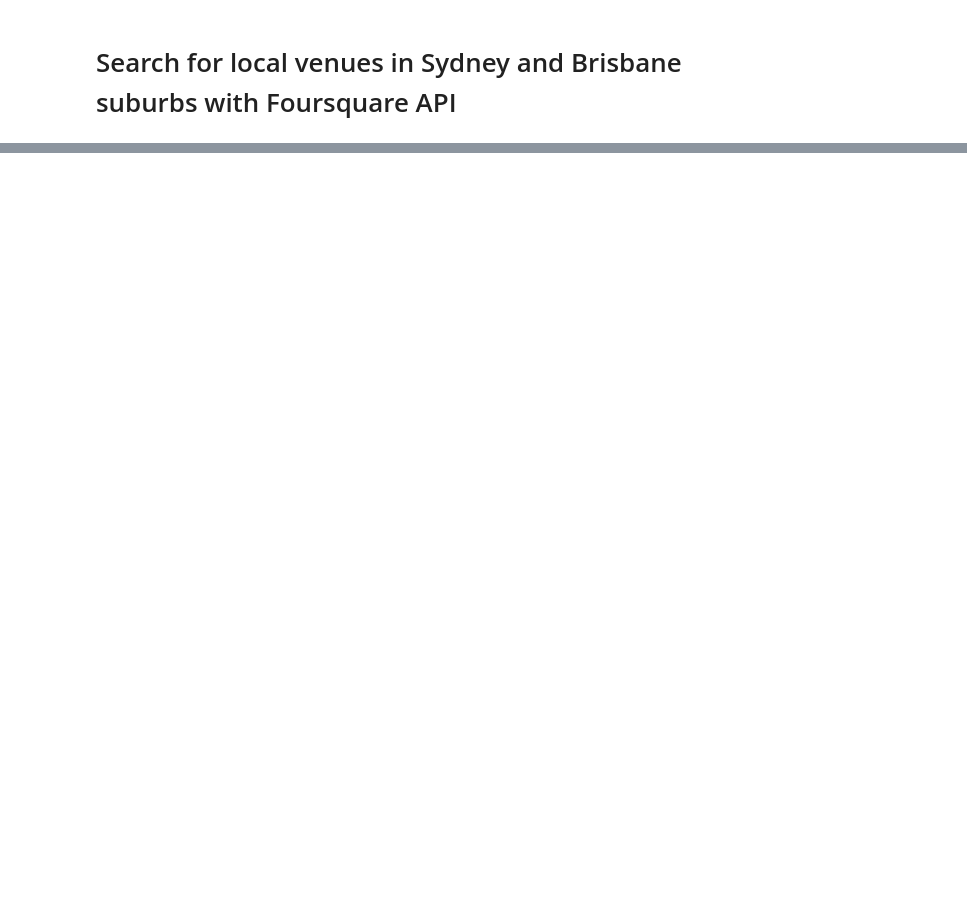
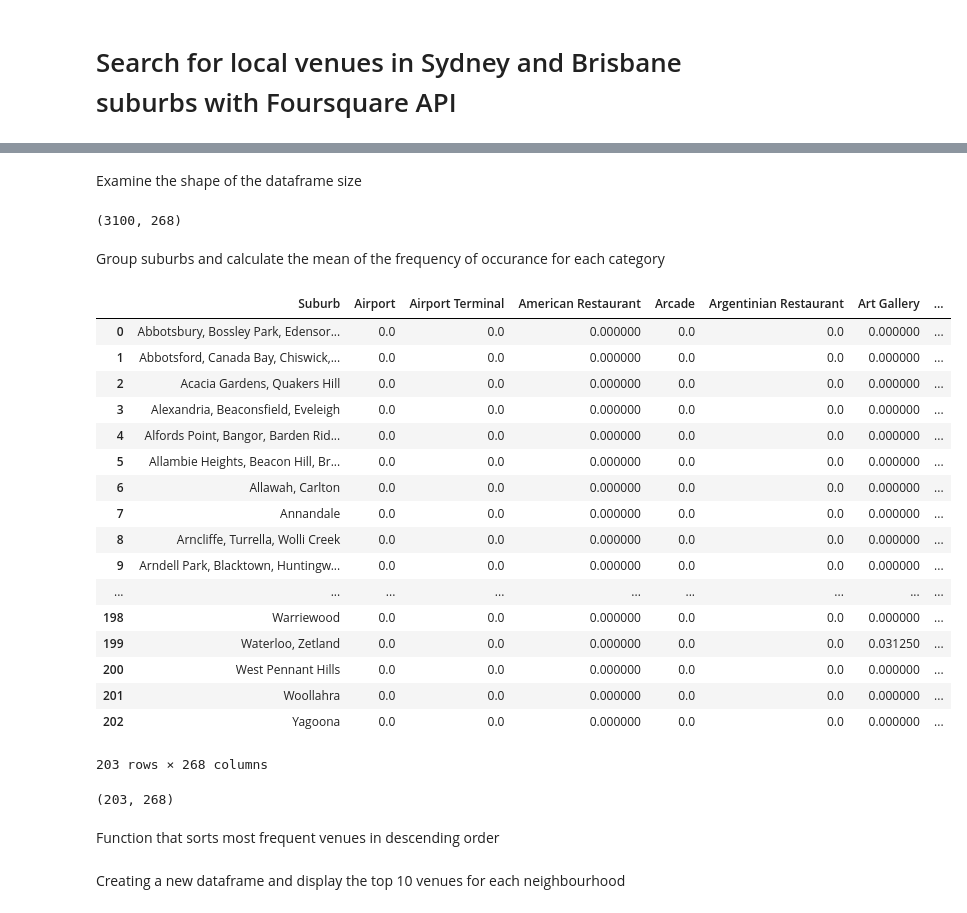
Before and after one commit to jasontran600/IBM_data_science_captstone_project, a Jupyter notebook: Melbourne_Sydney_Tasmania_migration_project/interstate_migration_project.ipynb, the cells around one changed output, grey strips where cells are left out. Saved outputs shown, nothing was run; the diff lists cells and outputs as text; code cells hidden in the pictures; blank space fills up the shorter version.

```diff
--- a/Melbourne_Sydney_Tasmania_migration_project/interstate_migration_project.ipynb
+++ b/Melbourne_Sydney_Tasmania_migration_project/interstate_migration_project.ipynb
@@ -393,7 +360,7 @@ for lat, lng, postcode, suburb in zip(bne_suburbs_coord['lat'],\
                                       bne_suburbs_coord['Postcode'],\
                                       bne_suburbs_coord['Suburb']):
     #print(lat, lng)
-    label = '{}: {}'.format(postcode, state)
+    label = '{}: {}'.format(postcode, suburb)
     label = folium.Popup(label, parse_html=True)
 
     folium.CircleMarker(
@@ -413,0 +383,8 @@ map_brisbane
+# %%
+CLIENT_ID = 'JVA5H5NJXBQTUPSMHXXD0V0NKNP0OVJO0GKU1WJGLER5Q0DU' # Foursquare ID
+CLIENT_SECRET = 'DMZV42OBBRZNSPQSGEUD3PE3N5EHUKRZYRTMSCLSORKPAO2W' # Foursquare Secret
+VERSION = '20180605' # Foursquare API version
+
+print('Your credentails:')
+print('CLIENT_ID: ' + CLIENT_ID)
+print('CLIENT_SECRET:' + CLIENT_SECRET)
@@ -413,0 +440,4 @@ map_brisbane
+# %%
+sydney_venues = getNearbyVenues(names=syd_suburbs_coord['Suburb'],
+                                latitudes=syd_suburbs_coord['lat'],
+                                longitudes=syd_suburbs_coord['long'])
@@ -413,0 +489,12 @@ map_brisbane
+# %%
+# one hot encoding
+sydney_onehot = pd.get_dummies(sydney_venues[['Venue Category']], prefix="", prefix_sep="")
+
+# add neighborhood column back to dataframe
+sydney_onehot['Suburb'] = sydney_venues['Suburb']
+
+# move neighborhood column to the first column
+fixed_columns = [sydney_onehot.columns[-1]] + list(sydney_onehot.columns[:-1])
+sydney_onehot = sydney_onehot[fixed_columns]
+
+sydney_onehot.head()
@@ -413,0 +509,36 @@ map_brisbane
+# %% [markdown]
+Examine the shape of the dataframe size
+# %%
+sydney_onehot.shape
+# %% [output]
+(3100, 268)
+# %% [markdown]
+Group suburbs and calculate the mean of the frequency of occurance for each category
+# %%
+sydney_grouped = sydney_onehot.groupby('Suburb').mean().reset_index()
+sydney_grouped
+# %% [output]
+|  | Suburb | Airport | Airport Terminal | American Restaurant | Arcade | Argentinian Restaurant | Art Gallery | ... |
+| 0 | Abbotsbury, Bossley Park, Edensor... | 0.0 | 0.0 | 0.000000 | 0.0 | 0.0 | 0.000000 | ... |
+| 1 | Abbotsford, Canada Bay, Chiswick,... | 0.0 | 0.0 | 0.000000 | 0.0 | 0.0 | 0.000000 | ... |
+| 2 | Acacia Gardens, Quakers Hill | 0.0 | 0.0 | 0.000000 | 0.0 | 0.0 | 0.000000 | ... |
+| 3 | Alexandria, Beaconsfield, Eveleigh | 0.0 | 0.0 | 0.000000 | 0.0 | 0.0 | 0.000000 | ... |
+| 4 | Alfords Point, Bangor, Barden Rid... | 0.0 | 0.0 | 0.000000 | 0.0 | 0.0 | 0.000000 | ... |
+| 5 | Allambie Heights, Beacon Hill, Br... | 0.0 | 0.0 | 0.000000 | 0.0 | 0.0 | 0.000000 | ... |
+| 6 | Allawah, Carlton | 0.0 | 0.0 | 0.000000 | 0.0 | 0.0 | 0.000000 | ... |
+| 7 | Annandale | 0.0 | 0.0 | 0.000000 | 0.0 | 0.0 | 0.000000 | ... |
+| 8 | Arncliffe, Turrella, Wolli Creek | 0.0 | 0.0 | 0.000000 | 0.0 | 0.0 | 0.000000 | ... |
+| 9 | Arndell Park, Blacktown, Huntingw... | 0.0 | 0.0 | 0.000000 | 0.0 | 0.0 | 0.000000 | ... |
+| ... | ... | ... | ... | ... | ... | ... | ... | ... |
+| 198 | Warriewood | 0.0 | 0.0 | 0.000000 | 0.0 | 0.0 | 0.000000 | ... |
+| 199 | Waterloo, Zetland | 0.0 | 0.0 | 0.000000 | 0.0 | 0.0 | 0.031250 | ... |
+| 200 | West Pennant Hills | 0.0 | 0.0 | 0.000000 | 0.0 | 0.0 | 0.000000 | ... |
+| 201 | Woollahra | 0.0 | 0.0 | 0.000000 | 0.0 | 0.0 | 0.000000 | ... |
+| 202 | Yagoona | 0.0 | 0.0 | 0.000000 | 0.0 | 0.0 | 0.000000 | ... |
+203 rows × 268 columns
+# %%
+sydney_grouped.shape
+# %% [output]
+(203, 268)
+# %% [markdown]
+Function that sorts most frequent venues in descending order
@@ -413,0 +551,2 @@ map_brisbane
+# %% [markdown]
+Creating a new dataframe and display the top 10 venues for each neighbourhood
```
Also changed, not shown: parts of 48 cells of this notebook.
